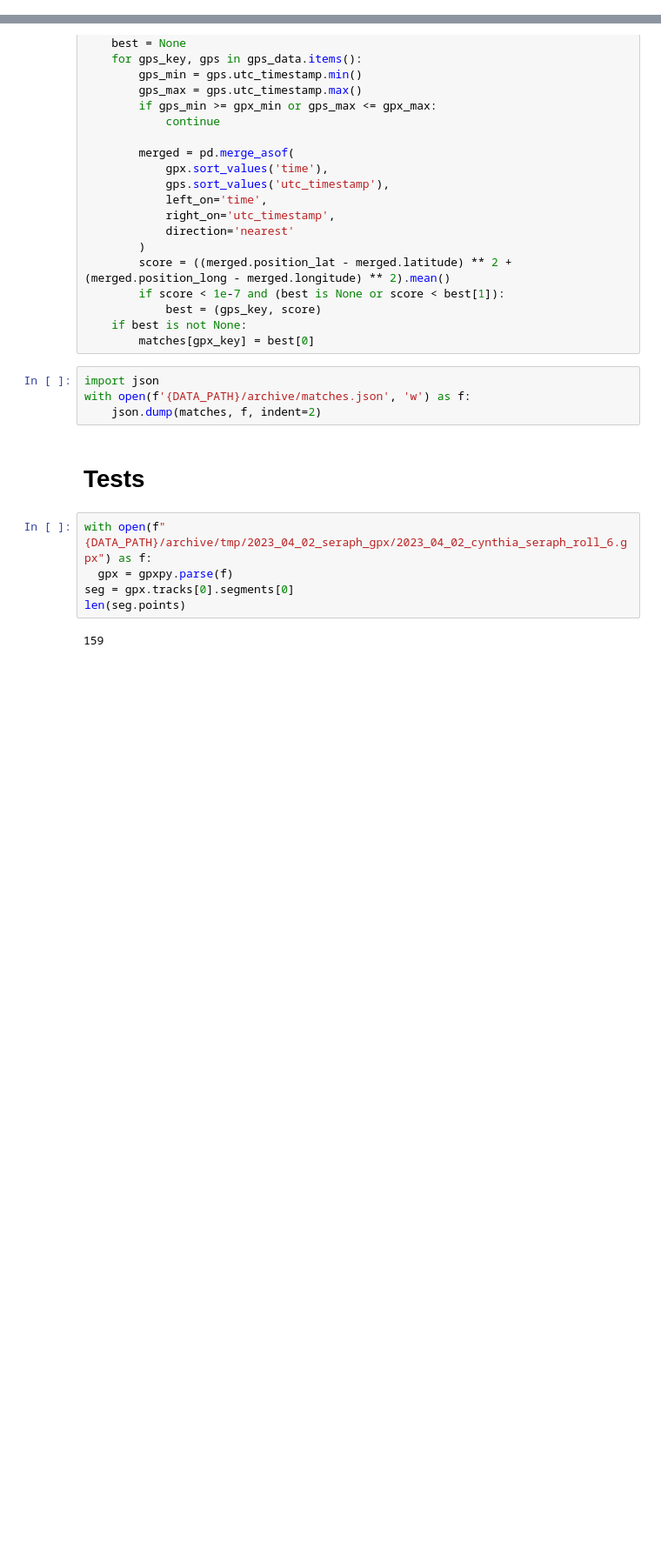
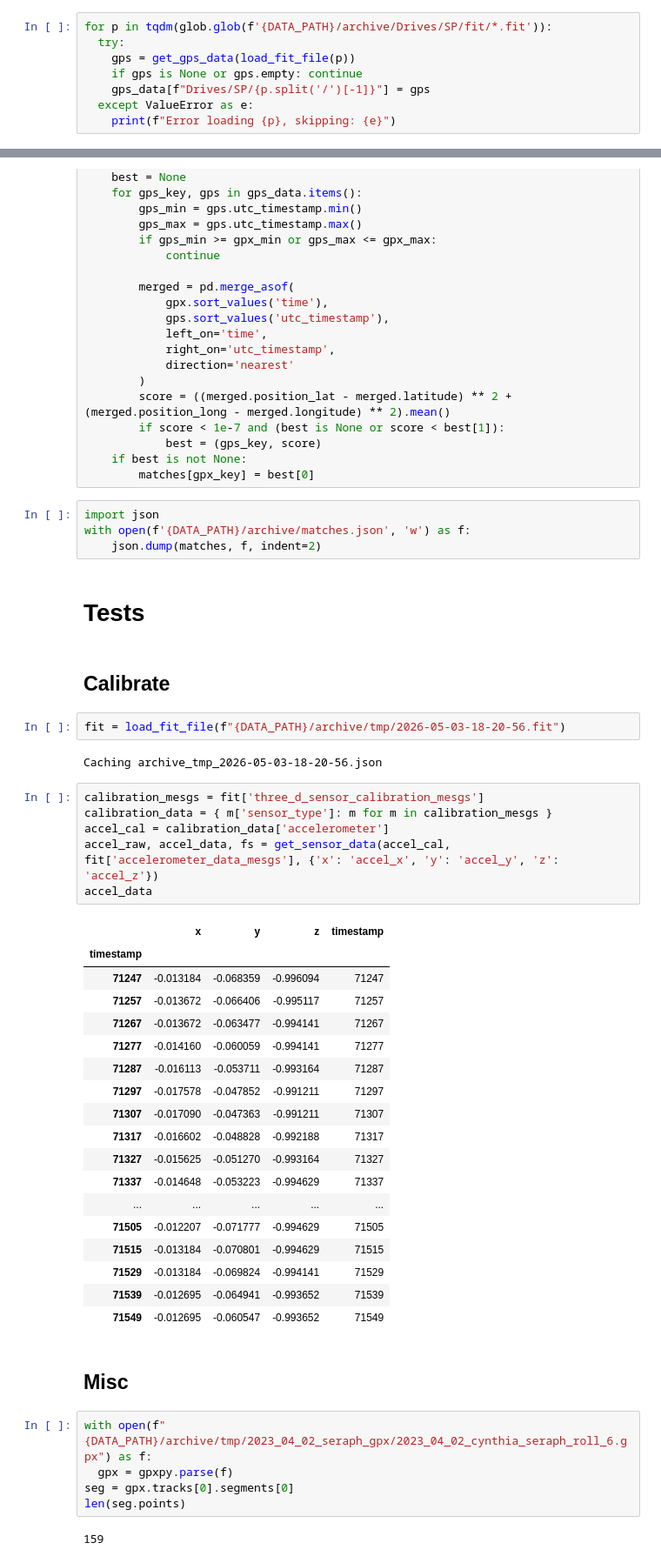
Before and after one commit to D0ugins/srs, a Jupyter notebook: backend/src/notebooks/match.ipynb, the cells around one changed output, grey strips where cells are left out. Shown at 87% size. Saved outputs shown, nothing was run; the diff lists cells and outputs as text; blank space fills up the shorter version.

Commit message:
add script to process data for camera calibration

```diff
--- a/backend/src/notebooks/match.ipynb
+++ b/backend/src/notebooks/match.ipynb
@@ -55,0 +49,8 @@ Caching archive_Zuke_r_GMetrix_2024-02-09-18-46-20.json
+# %%
+for p in tqdm(glob.glob(f'{DATA_PATH}/archive/Drives/SP/fit/*.fit')):
+  try:
+    gps = get_gps_data(load_fit_file(p))
+    if gps is None or gps.empty: continue
+    gps_data[f"Drives/SP/{p.split('/')[-1]}"] = gps
+  except ValueError as e:
+    print(f"Error loading {p}, skipping: {e}")
@@ -84,6 +103,39 @@ with open(f'{DATA_PATH}/archive/matches.json', 'w') as f:
     json.dump(matches, f, indent=2)
 # %% [markdown]
 # Tests
+# %% [markdown]
+## Calibrate
+# %%
+fit = load_fit_file(f"{DATA_PATH}/archive/tmp/2026-05-03-18-20-56.fit")
+# %% [output]
+Caching archive_tmp_2026-05-03-18-20-56.json
+# %%
+calibration_mesgs = fit['three_d_sensor_calibration_mesgs']
+calibration_data = { m['sensor_type']: m for m in calibration_mesgs }
+accel_cal = calibration_data['accelerometer']
+accel_raw, accel_data, fs = get_sensor_data(accel_cal, fit['accelerometer_data_mesgs'], {'x': 'accel_x', 'y': 'accel_y', 'z': 'accel_z'})
+accel_data
+# %% [output]
+|  | x | y | z | timestamp |
+| timestamp |  |  |  |  |
+| 71247 | -0.013184 | -0.068359 | -0.996094 | 71247 |
+| 71257 | -0.013672 | -0.066406 | -0.995117 | 71257 |
+| 71267 | -0.013672 | -0.063477 | -0.994141 | 71267 |
+| 71277 | -0.014160 | -0.060059 | -0.994141 | 71277 |
+| 71287 | -0.016113 | -0.053711 | -0.993164 | 71287 |
+| 71297 | -0.017578 | -0.047852 | -0.991211 | 71297 |
+| 71307 | -0.017090 | -0.047363 | -0.991211 | 71307 |
+| 71317 | -0.016602 | -0.048828 | -0.992188 | 71317 |
+| 71327 | -0.015625 | -0.051270 | -0.993164 | 71327 |
+| 71337 | -0.014648 | -0.053223 | -0.994629 | 71337 |
+| ... | ... | ... | ... | ... |
+| 71505 | -0.012207 | -0.071777 | -0.994629 | 71505 |
+| 71515 | -0.013184 | -0.070801 | -0.994629 | 71515 |
+| 71529 | -0.013184 | -0.069824 | -0.994141 | 71529 |
+| 71539 | -0.012695 | -0.064941 | -0.993652 | 71539 |
+| 71549 | -0.012695 | -0.060547 | -0.993652 | 71549 |
+# %% [markdown]
+## Misc
 # %%
 with open(f"{DATA_PATH}/archive/tmp/2023_04_02_seraph_gpx/2023_04_02_cynthia_seraph_roll_6.gpx") as f:
   gpx = gpxpy.parse(f)
```
Also changed, not shown: parts of 6 cells of this notebook, 3 other files.
